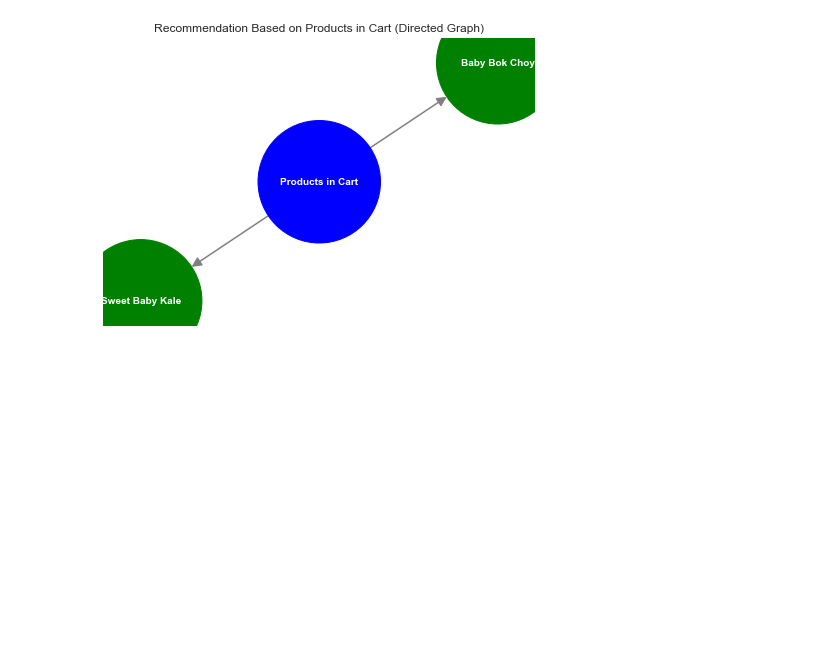
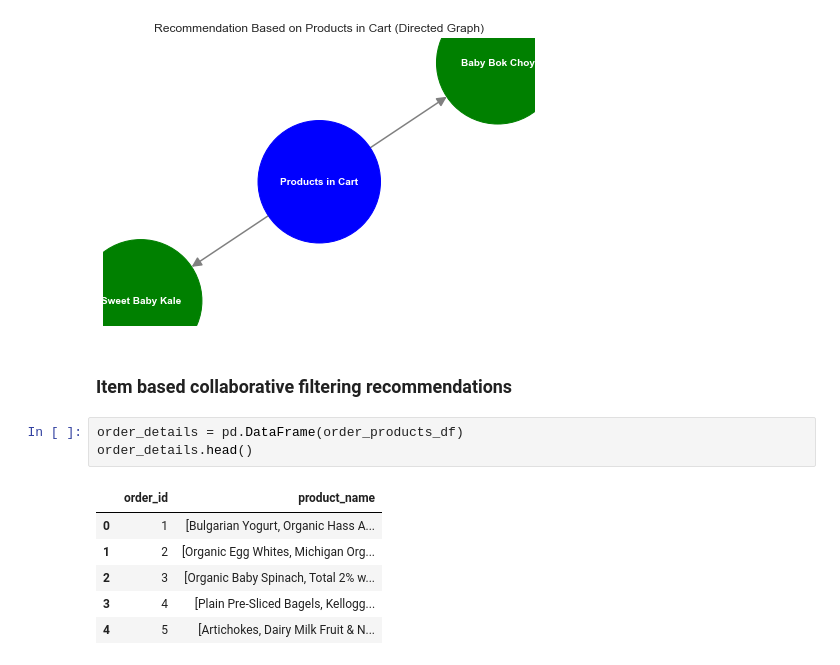
Before and after one commit to SandeepBatta/Association-Rule-Mining, a Jupyter notebook: final_project_1.ipynb, the cells around one changed output. Saved outputs shown, nothing was run; the diff lists cells and outputs as text; blank space fills up the shorter version.

Commit message:
included 2 recommendation models

```diff
--- a/final_project_1.ipynb
+++ b/final_project_1.ipynb
@@ -339,3 +343,15 @@ if not recommended:
     print(f"No Recommendation product found!")
 # %% [output]
 [figure]
+# %% [markdown]
+### Item based collaborative filtering recommendations
+# %%
+order_details = pd.DataFrame(order_products_df)
+order_details.head()
+# %% [output]
+|  | order_id | product_name |
+| 0 | 1 | [Bulgarian Yogurt, Organic Hass A... |
+| 1 | 2 | [Organic Egg Whites, Michigan Org... |
+| 2 | 3 | [Organic Baby Spinach, Total 2% w... |
+| 3 | 4 | [Plain Pre-Sliced Bagels, Kellogg... |
+| 4 | 5 | [Artichokes, Dairy Milk Fruit & N... |
```
Also changed, not shown: parts of 13 cells of this notebook.
